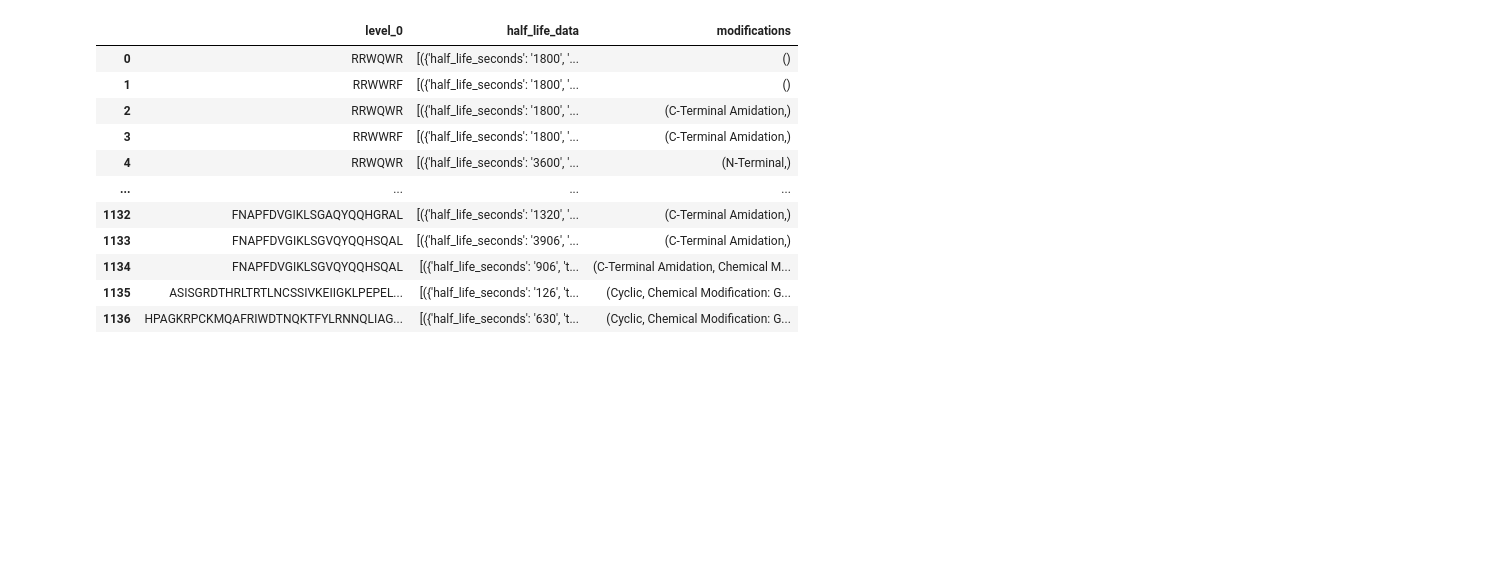
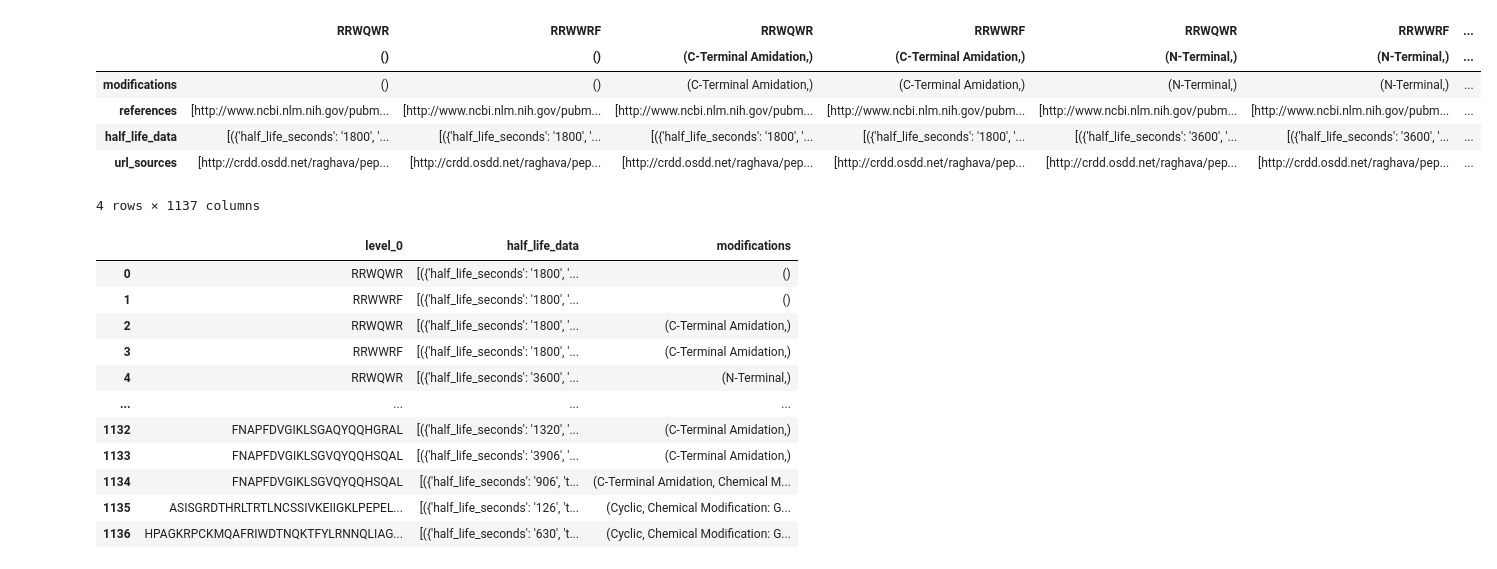
Before and after one commit to Jmartingar/Code, a Jupyter notebook: scripts/transform_csv_peplife.ipynb, the cells around one changed output. Drawn from its saved outputs; the diff is of its cells as text; code cells hidden in the pictures; blank space fills up the shorter version.

```diff
--- a/scripts/transform_csv_peplife.ipynb
+++ b/scripts/transform_csv_peplife.ipynb
@@ -37,6 +37,15 @@ for key, value in data.items():
         rows.append(row)
 # %%
 df = pd.DataFrame(data)
+df
+# %% [output]
+|  | RRWQWR | RRWWRF | RRWQWR | RRWWRF | RRWQWR | RRWWRF | ... |
+|  | () | () | (C-Terminal Amidation,) | (C-Terminal Amidation,) | (N-Terminal,) | (N-Terminal,) | ... |
+| modifications | () | () | (C-Terminal Amidation,) | (C-Terminal Amidation,) | (N-Terminal,) | (N-Terminal,) | ... |
+| references | [http://www.ncbi.nlm.nih.gov/pubm... | [http://www.ncbi.nlm.nih.gov/pubm... | [http://www.ncbi.nlm.nih.gov/pubm... | [http://www.ncbi.nlm.nih.gov/pubm... | [http://www.ncbi.nlm.nih.gov/pubm... | [http://www.ncbi.nlm.nih.gov/pubm... | ... |
+| half_life_data | [({'half_life_seconds': '1800', '... | [({'half_life_seconds': '1800', '... | [({'half_life_seconds': '1800', '... | [({'half_life_seconds': '1800', '... | [({'half_life_seconds': '3600', '... | [({'half_life_seconds': '3600', '... | ... |
+| url_sources | [http://crdd.osdd.net/raghava/pep... | [http://crdd.osdd.net/raghava/pep... | [http://crdd.osdd.net/raghava/pep... | [http://crdd.osdd.net/raghava/pep... | [http://crdd.osdd.net/raghava/pep... | [http://crdd.osdd.net/raghava/pep... | ... |
+4 rows × 1137 columns
 # %%
 df_t = df.transpose()
 df_t.reset_index(inplace=True)
```
Also changed, not shown: 3 other files.
